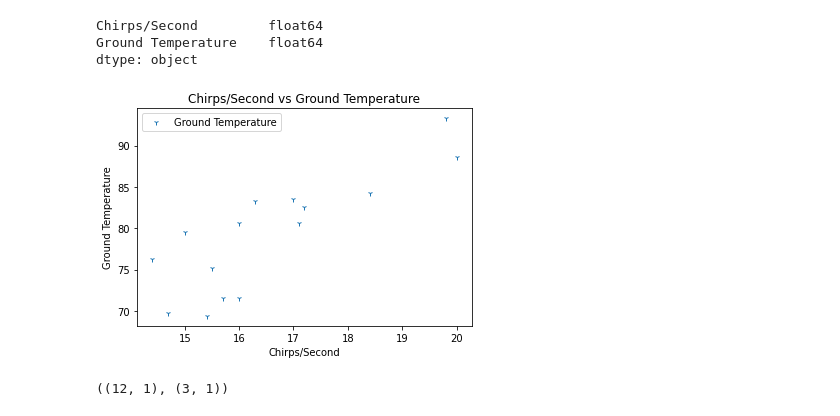
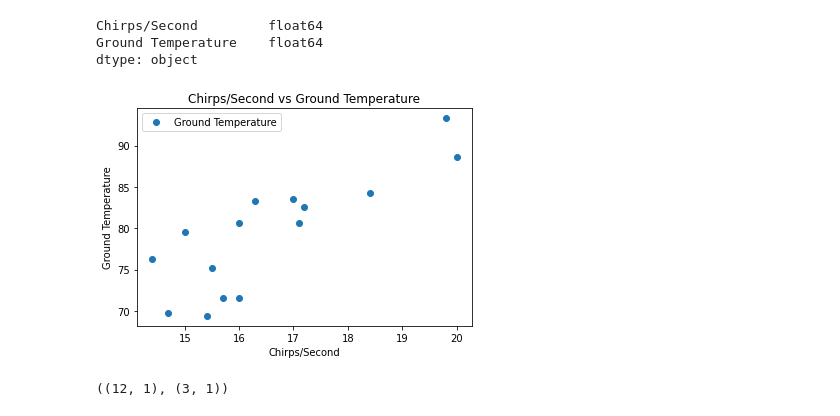
Before and after one commit to jagadeesan121/jagadeesan, a Jupyter notebook: Assignment5_6_7.ipynb, the cells around one changed output. Saved outputs shown, nothing was run; the diff lists cells and outputs as text; code cells hidden in the pictures.

```diff
--- a/Assignment5_6_7.ipynb
+++ b/Assignment5_6_7.ipynb
@@ -59,13 +59,13 @@ Chirps/Second         float64
 Ground Temperature    float64
 dtype: object
 # %%
-df.plot(x='Chirps/Second',y='Ground Temperature',style='1')
+df.plot(x='Chirps/Second',y='Ground Temperature',style='o')
 plt.title("Chirps/Second vs Ground Temperature")
 plt.xlabel("Chirps/Second")
 plt.ylabel("Ground Temperature")
 plt.show()
 # %% [output]
-[figure, old version]
+[figure, new version]
 # %%
 x=df.loc[:,['Chirps/Second']].values
 y=df.loc[:,['Ground Temperature']].values
```
Also changed, not shown: parts of 8 cells of this notebook.
